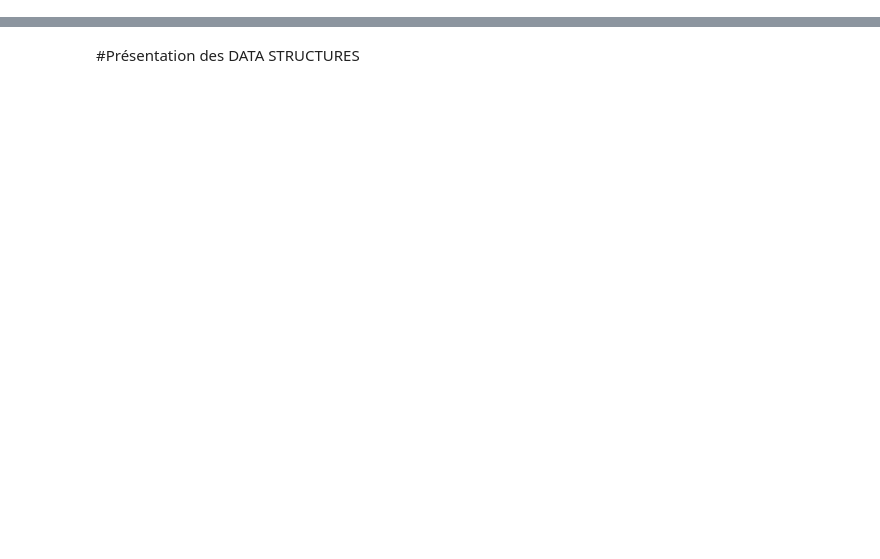
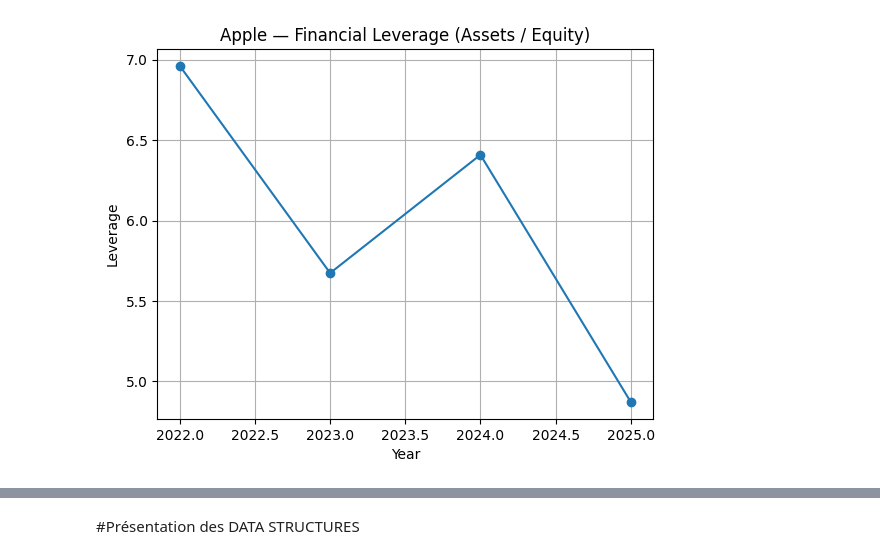
Before and after one commit to naoufalouahmiden-dev/IAE_METZ_2026_DATA_AUDIT, a Jupyter notebook: SCRISPTS/analyse_bourse.ipynb, the cells around one changed output, grey strips where cells are left out. Saved outputs shown, nothing was run; the diff lists cells and outputs as text; code cells hidden in the pictures; blank space fills up the shorter version.

```diff
--- a/SCRISPTS/analyse_bourse.ipynb
+++ b/SCRISPTS/analyse_bourse.ipynb
@@ -33,6 +179,11 @@ pi
 # %%
-#Mais nous sommes humains, donc nous LISONS des PHRASES.
-#Dès lors, on utilise la fonction PRINT F, qui permet d'avoir un print plus proche de notre language
-#Les variables sont en DYNAMIQUES,
-#print(f'Hello, les boloss dont {name}')
+plt.figure()
+plt.plot(data.index, data["leverage"], marker="o")
+plt.title("Apple — Financial Leverage (Assets / Equity)")
+plt.xlabel("Year")
+plt.ylabel("Leverage")
+plt.grid(True)
+plt.show()
+# %% [output]
+[figure, added]
 # %%
```
Also changed, not shown: parts of 21 cells of this notebook, 11 other files.
